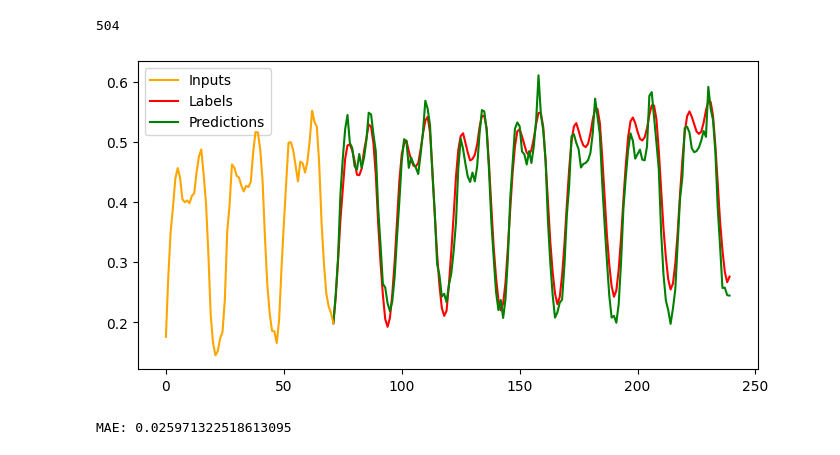
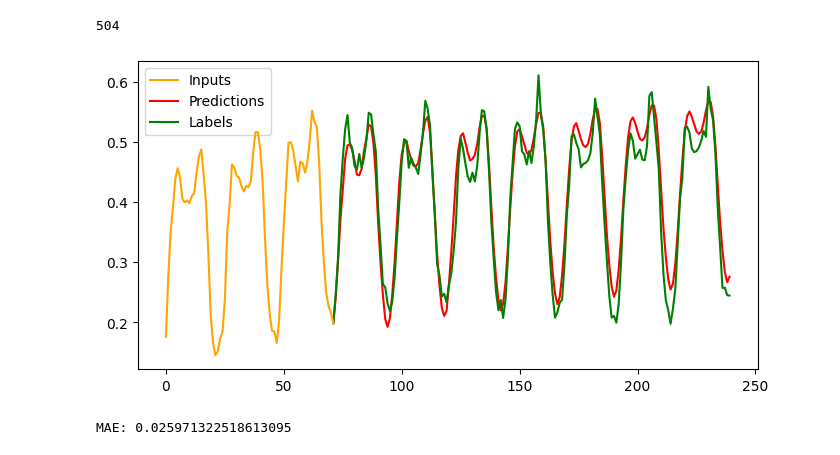
Before and after one commit to Noxell-zs/Energo, a Jupyter notebook: Example2.ipynb, the cells around one changed output. Saved outputs shown, nothing was run; the diff lists cells and outputs as text; code cells hidden in the pictures.

Commit message:
fix labels

```diff
--- a/Example2.ipynb
+++ b/Example2.ipynb
@@ -48,31 +49,31 @@ for i in train_x:
 # %%
 gr_train_x = list(map(np.concatenate, train_x))
 # %%
-train_subs = np.concatenate((scaler.transform(four_old)[preemption-n_four_old:],
-    scaler.transform(three_new)[preemption-n_three_new:])).T
+train_subs = np.concatenate((scaler.transform(four_old)[analysis_length-n_four_old:],
+    scaler.transform(three_new)[analysis_length-n_three_new:])).T
 # %%
 train_y = train_subs[-1]
 # %%
 g_model = MLPRegressor(hidden_layer_sizes=(500,), max_iter=1000, random_state=1).fit(gr_train_x, train_y)
 # %%
-series = scaler.transform(three_new)[-preemption:].T.tolist()
+series = scaler.transform(three_new)[-analysis_length:].T.tolist()
 # %%
-for _ in tqdm.tqdm(range(24*7)):
-    s = np.array([i[-preemption:] for i in series]).reshape(-1)
+for _ in tqdm.tqdm(range(preemption_length)):
+    s = np.array([i[-analysis_length:] for i in series]).reshape(-1)
     series[-1].append(g_model.predict([s])[0])
 # %%
-y_true = [i[-1] for i in scaler.transform(energo.iloc[-24*7-preemption:])]
+y_true = [i[-1] for i in scaler.transform(energo.iloc[-preemption_length-analysis_length:])]
 # %%
-r1 = np.array(range(len(y_true[:preemption])))
-r2 = np.array(range(len(y_true[:preemption])-1, len(y_true)))
+r1 = np.array(range(len(y_true[:analysis_length])))
+r2 = np.array(range(len(y_true[:analysis_length])-1, len(y_true)))
 
 plt.figure(figsize=(8,4))
-plt.plot(r1, y_true[:preemption], zorder=10, color='orange', label='Inputs')
-plt.plot(r2, series[-1][preemption-1:], color='red', label='Labels')
-plt.plot(r2, y_true[preemption-1:], color='green', label='Predictions')
+plt.plot(r1, y_true[:analysis_length], zorder=10, color='orange', label='Inputs')
+plt.plot(r2, series[-1][analysis_length-1:], color='red', label='Predictions')
+plt.plot(r2, y_true[analysis_length-1:], color='green', label='Labels')
 _ = plt.legend()
 
 plt.show()
 # %% [output]
-[figure, old version]
+[figure, new version]
 # %%
```
Also changed, not shown: parts of 31 cells of this notebook.
